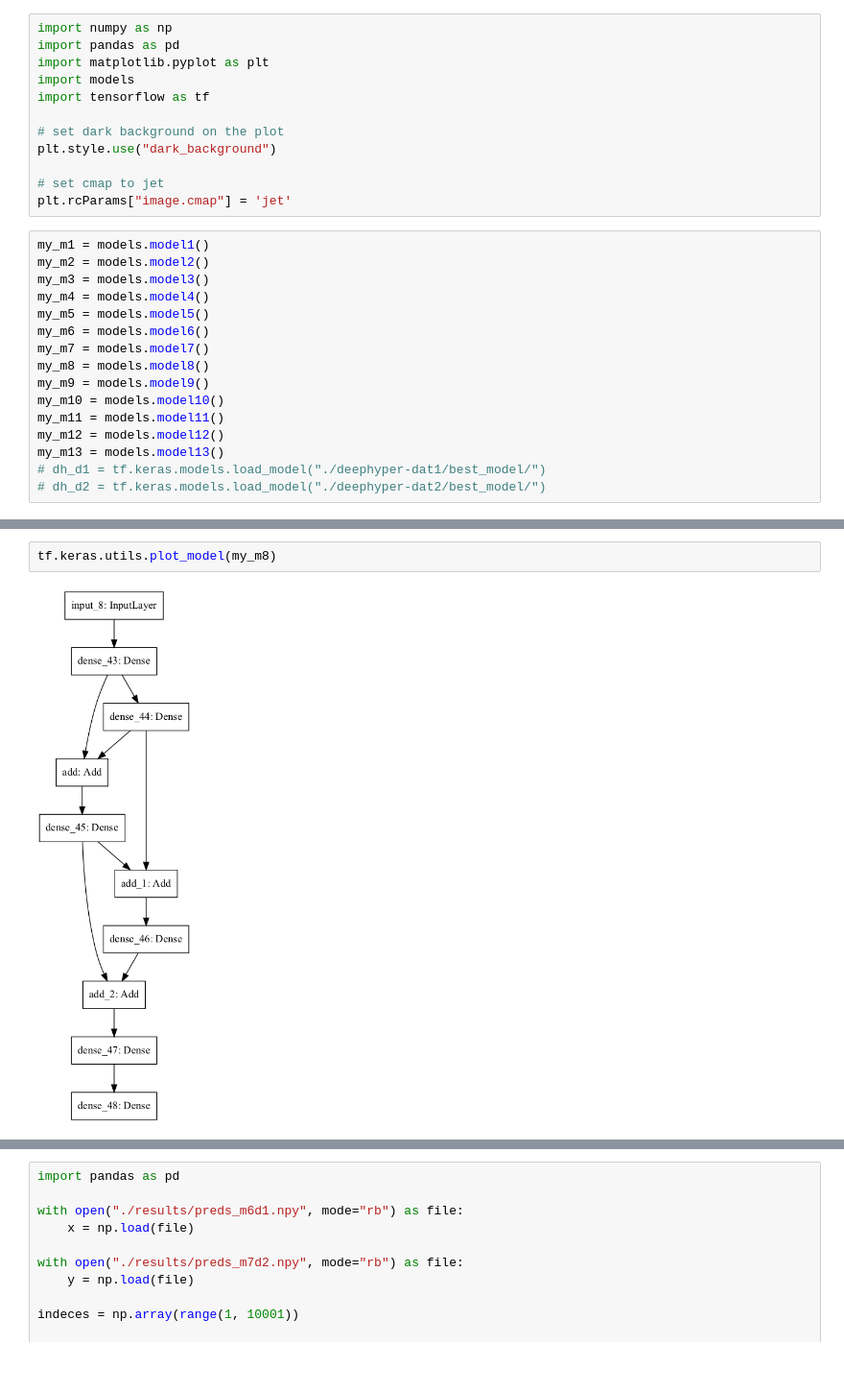
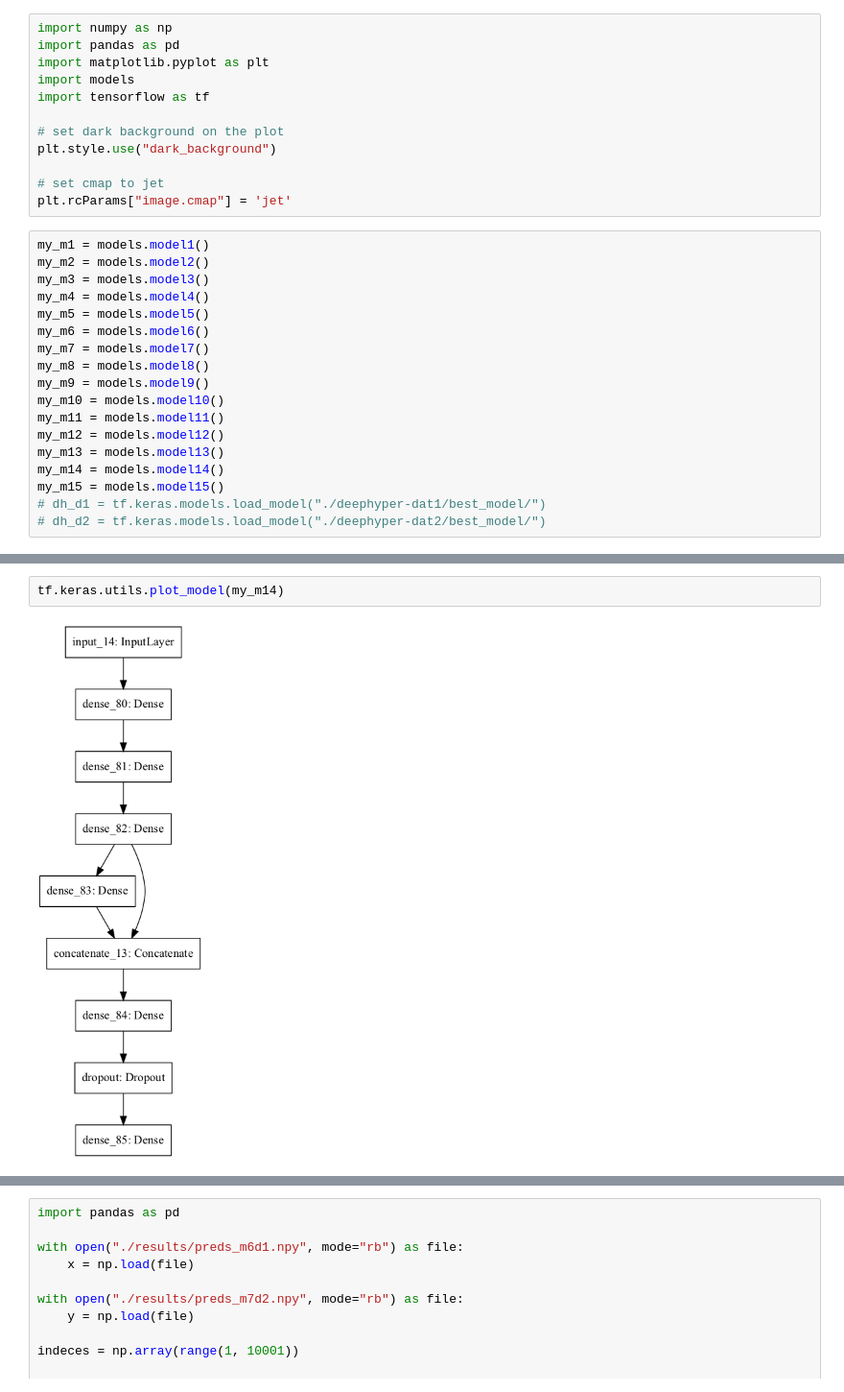
Before and after one commit to Chaudry24/kaust22, a Jupyter notebook: plotting.ipynb, the cells around one changed output, grey strips where cells are left out. Shown at 96% size. Saved outputs shown, nothing was run; the diff lists cells and outputs as text; blank space fills up the shorter version.

Commit message:
plots

```diff
--- a/plotting.ipynb
+++ b/plotting.ipynb
@@ -24,6 +24,8 @@ my_m10 = models.model10()
 my_m11 = models.model11()
 my_m12 = models.model12()
 my_m13 = models.model13()
+my_m14 = models.model14()
+my_m15 = models.model15()
 # dh_d1 = tf.keras.models.load_model("./deephyper-dat1/best_model/")
 # dh_d2 = tf.keras.models.load_model("./deephyper-dat2/best_model/")
 # %% [output]
@@ -33,7 +35,7 @@ To enable them in non-MKL-DNN operations, rebuild TensorFlow with the appropriat
 # %%
-tf.keras.utils.plot_model(my_m8)
+tf.keras.utils.plot_model(my_m14)
 # %% [output]
-[figure, old version]
+[figure, new version]
 # %%
 # ------------- DATA 1 ------------- #
 
```
Also changed, not shown: parts of 3 cells of this notebook.
